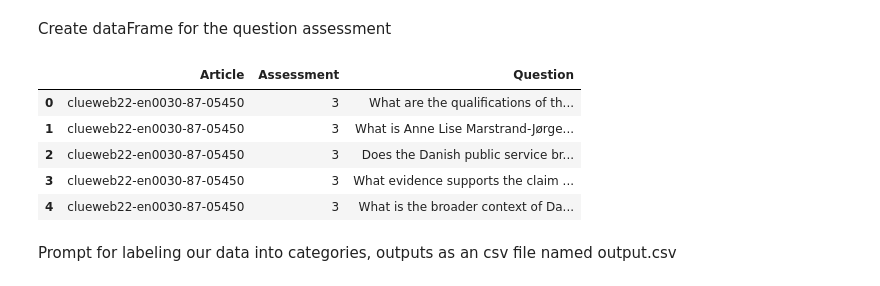
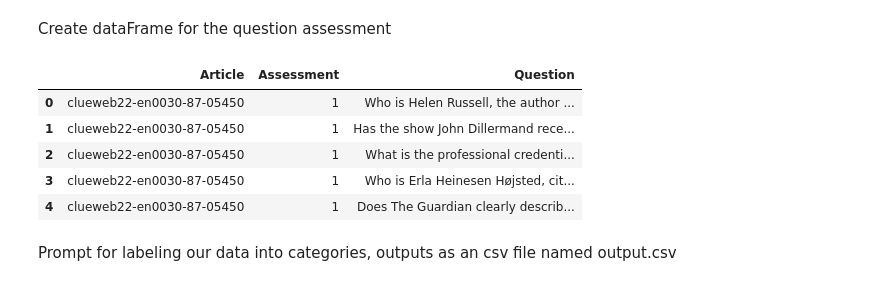
Before and after one commit to AndrewSauer0623/TREC2025, a Jupyter notebook: ReportGeneration.ipynb, the cells around one changed output. Saved outputs shown, nothing was run; the diff lists cells and outputs as text; code cells hidden in the pictures.

```diff
--- a/ReportGeneration.ipynb
+++ b/ReportGeneration.ipynb
@@ -32,28 +32,27 @@ Create dataFrame for the question assessment
 # %%
 # Specify the path to the text file
 file_path = '2024-question-assessment.txt'
 
 array = []
 
 with open(file_path, 'r', encoding='utf-8') as file:
     for line in file:
         line = line.split("\t")
-        if (line[5] == "4" or line[5] == "3"):
+        if (line[5] == "4" or line[5] == "3" or line[5] == "1"):
             array.append(line)
-
 
 dataFrame = pd.DataFrame(array)
 dataFrame.columns = ["AID", "Article", "RID", "Model", "Order", "Assessment", "Useless", "Question"]
 dataFrame.drop(columns=["AID", "Model", "RID", "Useless", "Order"], inplace=True)
 
 dataFrame.head()
 # %% [output]
 |  | Article | Assessment | Question |
-| 0 | clueweb22-en0030-87-05450 | 3 | What are the qualifications of th... |
-| 1 | clueweb22-en0030-87-05450 | 3 | What is Anne Lise Marstrand-Jørge... |
-| 2 | clueweb22-en0030-87-05450 | 3 | Does the Danish public service br... |
-| 3 | clueweb22-en0030-87-05450 | 3 | What evidence supports the claim ... |
-| 4 | clueweb22-en0030-87-05450 | 3 | What is the broader context of Da... |
+| 0 | clueweb22-en0030-87-05450 | 1 | Who is Helen Russell, the author ... |
+| 1 | clueweb22-en0030-87-05450 | 1 | Has the show John Dillermand rece... |
+| 2 | clueweb22-en0030-87-05450 | 1 | What is the professional credenti... |
+| 3 | clueweb22-en0030-87-05450 | 1 | Who is Erla Heinesen Højsted, cit... |
+| 4 | clueweb22-en0030-87-05450 | 1 | Does The Guardian clearly describ... |
 # %% [markdown]
 Prompt for labeling our data into categories, outputs as an csv file named output.csv
 # %%
```
Also changed, not shown: parts of 8 cells of this notebook, 1 other file.
